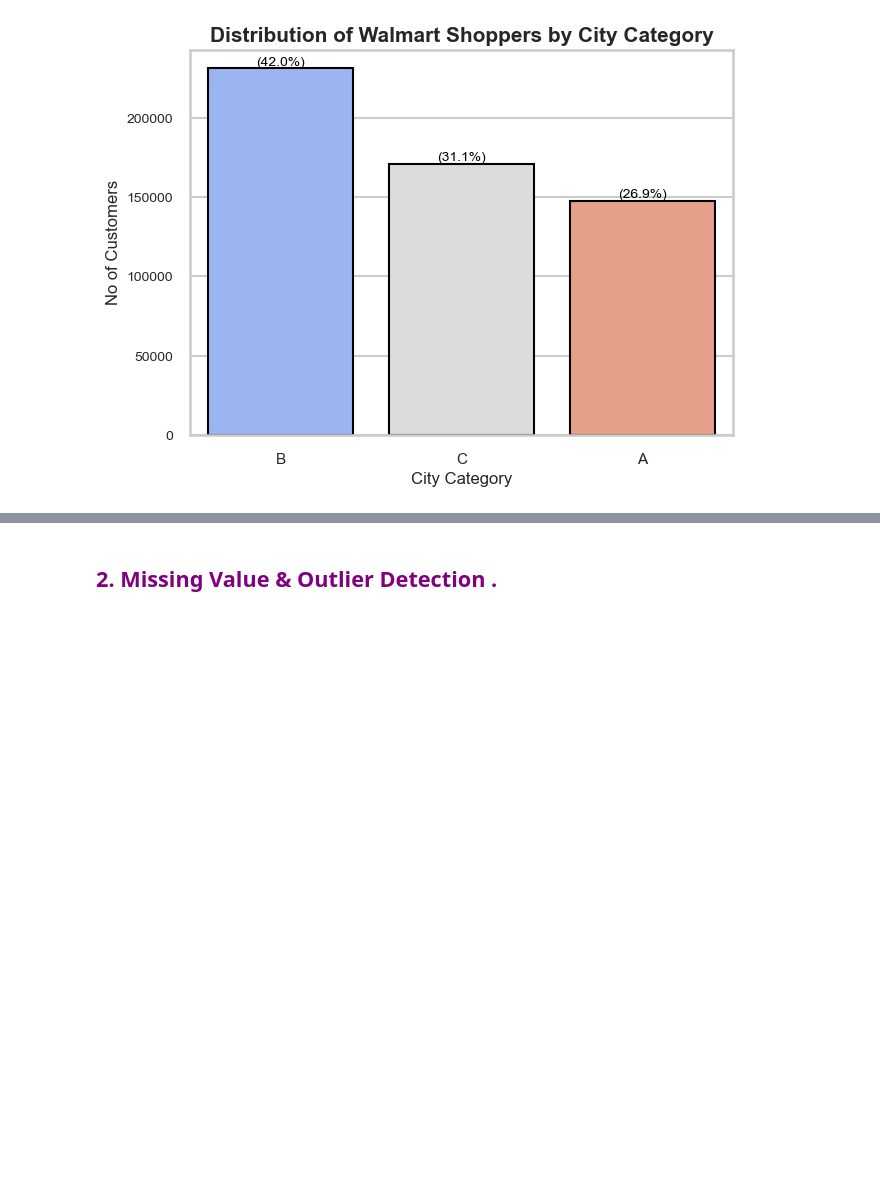
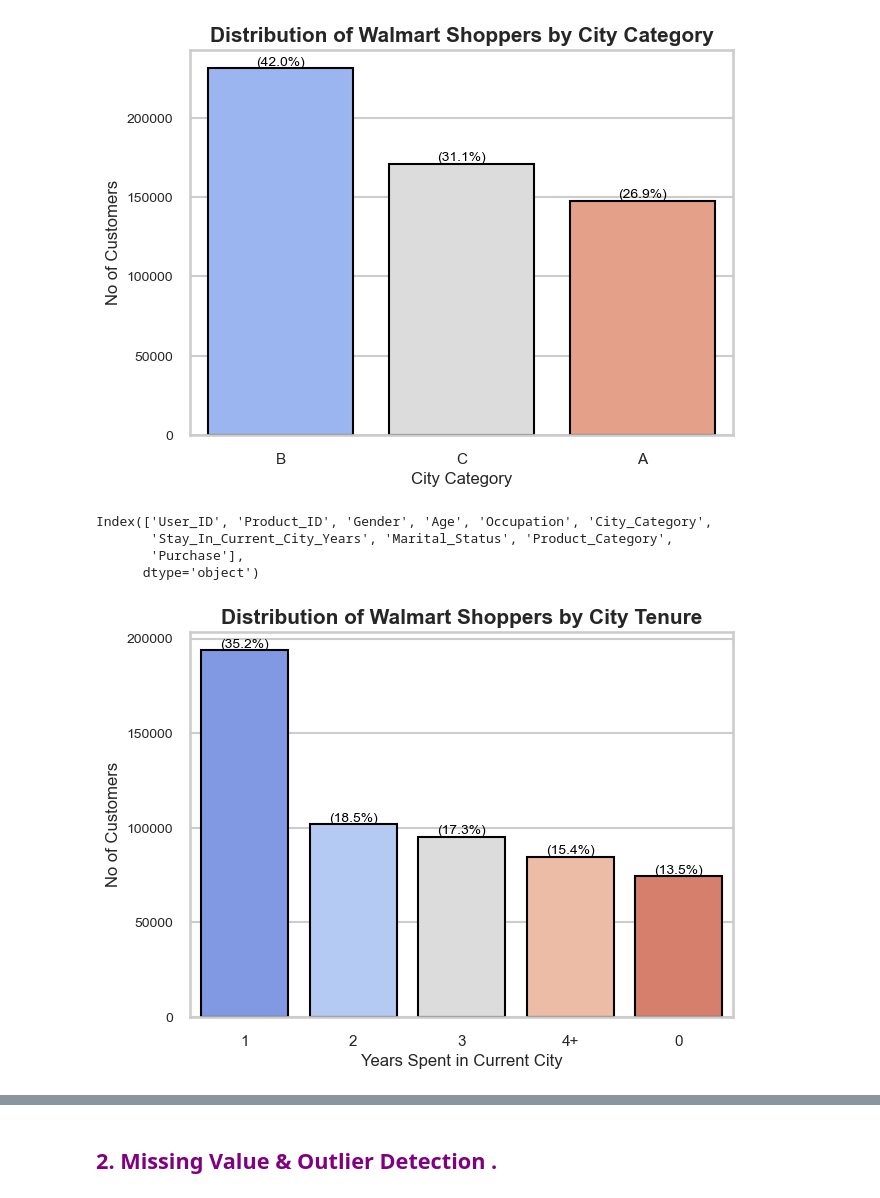
Before and after one commit to hemalatham236/Walmart--dataset--Confidence-Interval-and-CLT, a Jupyter notebook: Walmart_Business_case_CLT.ipynb, the cells around one changed output, grey strips where cells are left out. Saved outputs shown, nothing was run; the diff lists cells and outputs as text; code cells hidden in the pictures; blank space fills up the shorter version.

```diff
--- a/Walmart_Business_case_CLT.ipynb
+++ b/Walmart_Business_case_CLT.ipynb
@@ -291,3 +297,34 @@ for p in ax.patches:
 plt.show()
 # %% [output]
 [figure]
+# %%
+df.columns
+# %% [output]
+Index(['User_ID', 'Product_ID', 'Gender', 'Age', 'Occupation', 'City_Category',
+       'Stay_In_Current_City_Years', 'Marital_Status', 'Product_Category',
+       'Purchase'],
+      dtype='object')
+# %%
+sns.set(style="whitegrid", context="talk")
+plt.figure(figsize = (7, 5))
+ax = sns.countplot(data = df, x= "Stay_In_Current_City_Years",order=df['Stay_In_Current_City_Years'].value_counts(ascending=False).index,palette="coolwarm",edgecolor="black")
+plt.xlabel("Years Spent in Current City", fontsize = 12)
+plt.ylabel("No of Customers", fontsize = 12)
+plt.title("Distribution of Walmart Shoppers by City Tenure",fontsize=15, weight='bold')
+plt.xticks(fontsize=11)
+plt.yticks(fontsize=10)
+
+# Add annotations
+total = len(df)
+for p in ax.patches:
+    count = int(p.get_height())
+    percentage = 100 * count / total
+    ax.annotate(
+        f'({percentage:.1f}%)',              # text to display
+        (p.get_x() + p.get_width() / 2., count),      # position of text
+        ha='center', va='bottom',
+        fontsize=10, color='black'
+    )
+plt.show()
+# %% [output]
+[figure, added]
```
Also changed, not shown: parts of 80 cells of this notebook.
